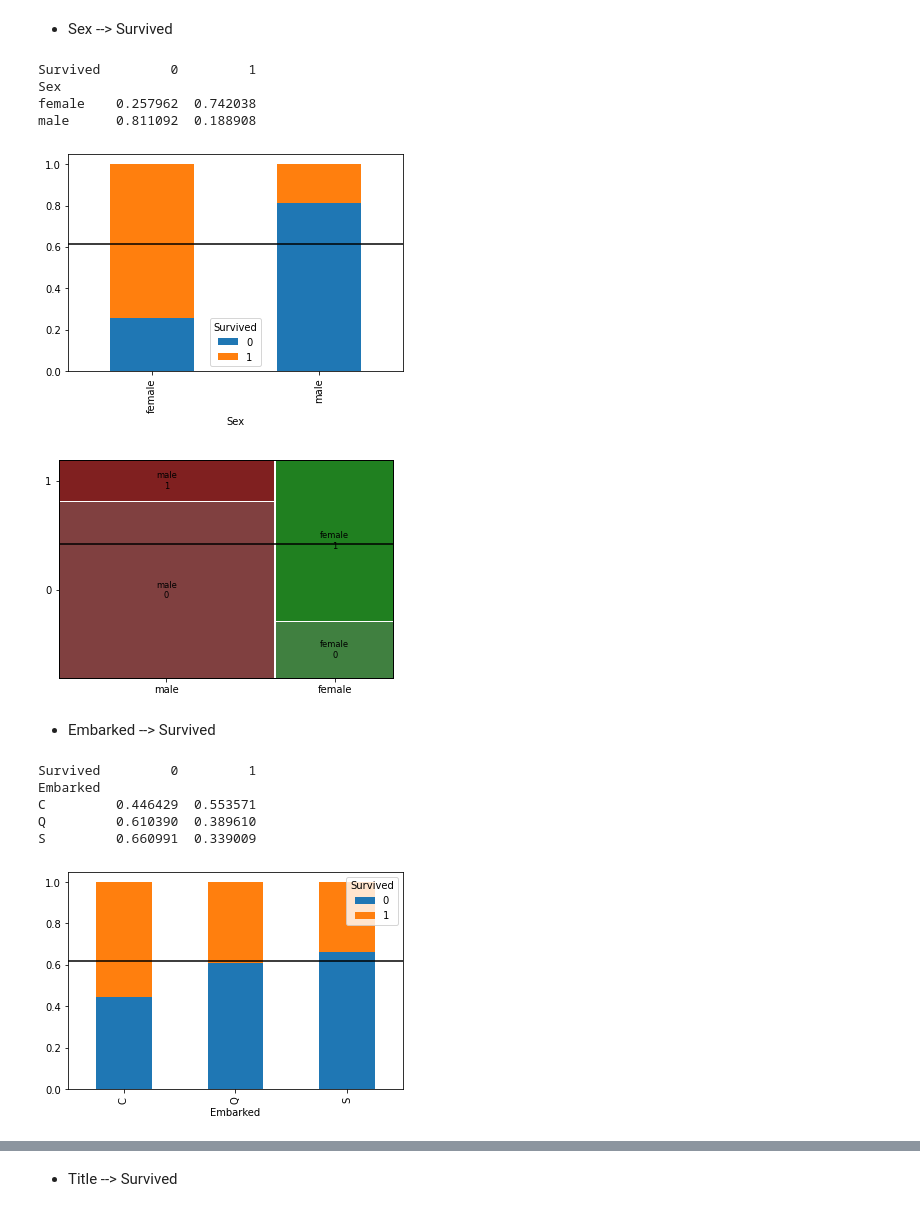
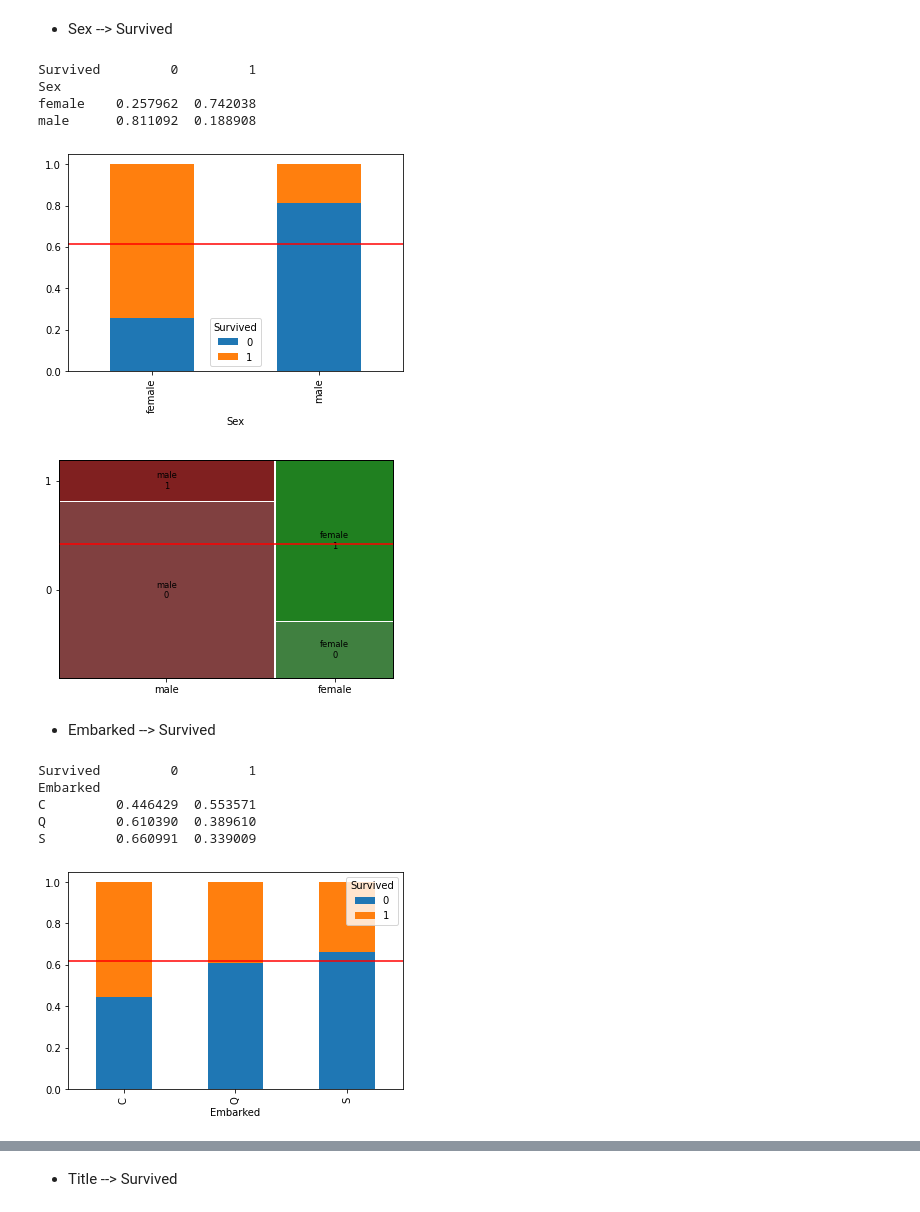
Before and after one commit to ringolove/aivle2201, a Jupyter notebook: python_visualization/09과 이변량_범주 vs 범주.ipynb, the cells around one changed output, grey strips where cells are left out. Drawn from its saved outputs; the diff is of its cells as text; code cells hidden in the pictures.

```diff
--- a/python_visualization/09과 이변량_범주 vs 범주.ipynb
+++ b/python_visualization/09과 이변량_범주 vs 범주.ipynb
@@ -138,38 +147,38 @@ plt.show()
 # 100% Stacked bar chart
 
 # 1) 먼저 집계를 한다.
-data = pd.crosstab(titanic['Sex'], titanic['Survived'], normalize='index')
-print(data)
+temp = pd.crosstab(titanic['Sex'], titanic['Survived'], normalize = 'index')
+print(temp)
 
 # 2) 차트를 그린다.
-data.plot.bar(stacked=True)
-plt.axhline(1-titanic['Survived'].mean(),color='k')
+temp.plot.bar(stacked=True)
+plt.axhline(1-titanic['Survived'].mean(), color = 'r')
 plt.show()
 # %% [output]
 Survived         0         1
 Sex
 female    0.257962  0.742038
 male      0.811092  0.188908
-[figure, old version]
+[figure, new version]
 # %%
 # mosaic
-mosaic(titanic,['Sex','Survived'])
-plt.axhline(1-titanic['Survived'].mean(),color='k')
+mosaic(titanic, ['Sex', 'Survived'])
+plt.axhline(1-titanic['Survived'].mean(), color = 'r')
 plt.show()
 # %% [output]
-[figure, old version]
+[figure, new version]
 # %% [markdown]
 * Embarked --> Survived
 # %%
 # 100% Stacked bar chart
 
 # 1) 먼저 집계를 한다.
-data2 = pd.crosstab(titanic['Embarked'], titanic['Survived'], normalize='index')
-print(data2)
+temp = pd.crosstab(titanic['Embarked'], titanic['Survived'], normalize = 'index')
+print(temp)
 
 # 2) 차트를 그린다.
-data2.plot.bar(stacked=True)
-plt.axhline(1-titanic['Survived'].mean(),color='k')
+temp.plot.bar(stacked=True)
+plt.axhline(1-titanic['Survived'].mean(), color = 'r')
 plt.show()
 # %% [output]
 Survived         0         1
@@ -177,6 +186,6 @@ Embarked
 C         0.446429  0.553571
 Q         0.610390  0.389610
 S         0.660991  0.339009
-[figure, old version]
+[figure, new version]
 # %%
 # mosaic
```
Also changed, not shown: parts of 43 cells of this notebook, 2 other files.
